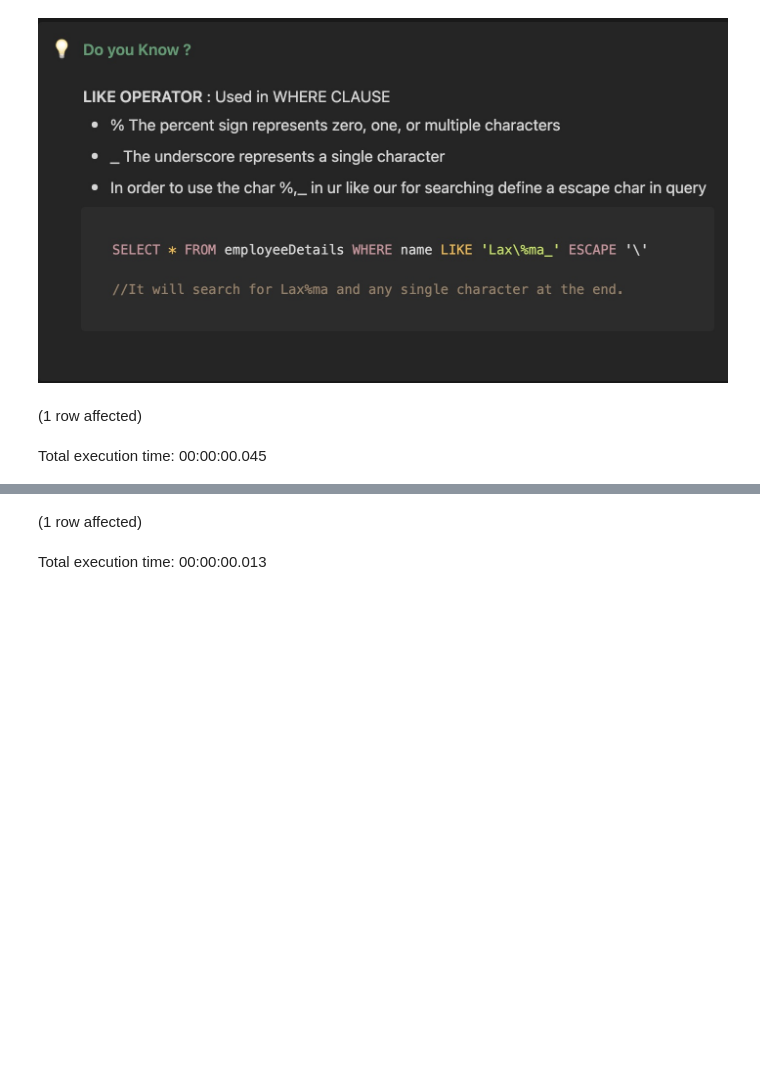
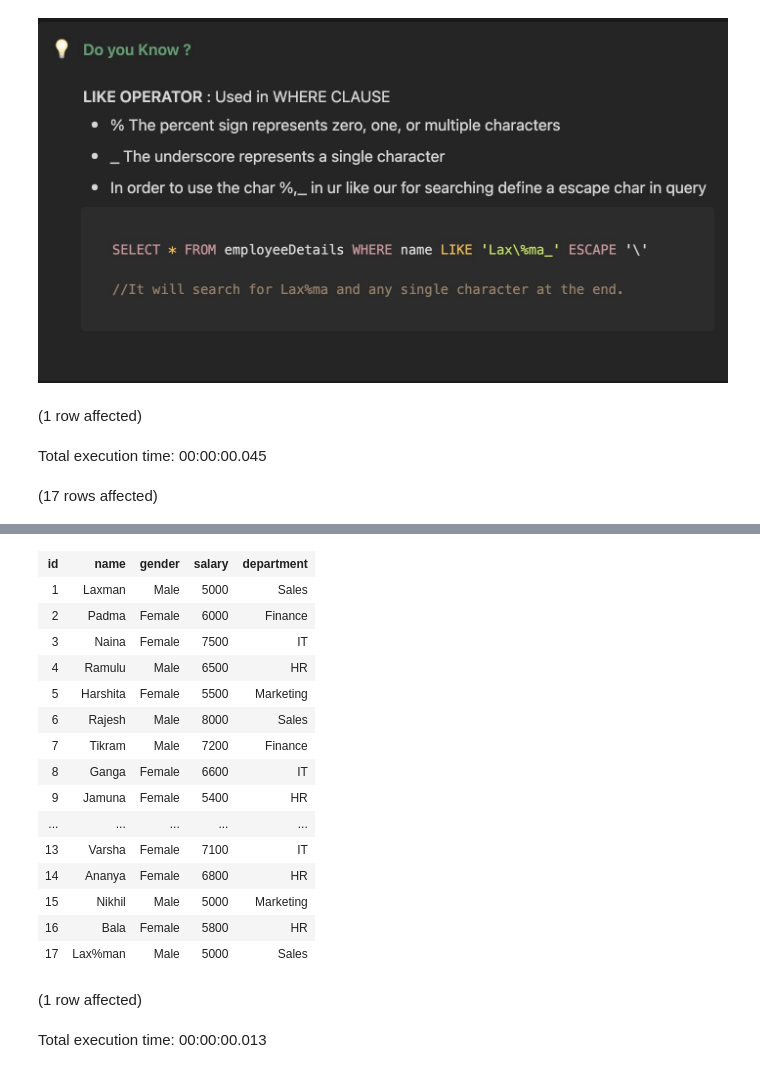
Before and after one commit to rathodlaxman/DataScienceLearnersHub-SQL, a Jupyter notebook: DSLH-OperatorsInSQL.ipynb, the cells around one changed output, grey strips where cells are left out. Saved outputs shown, nothing was run; the diff lists cells and outputs as text; code cells hidden in the pictures; blank space fills up the shorter version.

```diff
--- a/DSLH-OperatorsInSQL.ipynb
+++ b/DSLH-OperatorsInSQL.ipynb
@@ -372,3 +372,7 @@ INSERT INTO employeeDetails VALUES
 # %% [output]
 (1 row affected)
 Total execution time: 00:00:00.045
+# %%
+SELECT * FROM employeeDetails
+# %% [output]
+(17 rows affected)
@@ -375,3 +380,19 @@ Total execution time: 00:00:00.045
+| id | name | gender | salary | department |
+| 1 | Laxman | Male | 5000 | Sales |
+| 2 | Padma | Female | 6000 | Finance |
+| 3 | Naina | Female | 7500 | IT |
+| 4 | Ramulu | Male | 6500 | HR |
+| 5 | Harshita | Female | 5500 | Marketing |
+| 6 | Rajesh | Male | 8000 | Sales |
+| 7 | Tikram | Male | 7200 | Finance |
+| 8 | Ganga | Female | 6600 | IT |
+| 9 | Jamuna | Female | 5400 | HR |
+| ... | ... | ... | ... | ... |
+| 13 | Varsha | Female | 7100 | IT |
+| 14 | Ananya | Female | 6800 | HR |
+| 15 | Nikhil | Male | 5000 | Marketing |
+| 16 | Bala | Female | 5800 | HR |
+| 17 | Lax%man | Male | 5000 | Sales |
 # %%
 SELECT * FROM employeeDetails WHERE name LIKE 'Lax\%ma_' ESCAPE '\'
 # %% [output]
```
Also changed, not shown: parts of 1 cell of this notebook.
